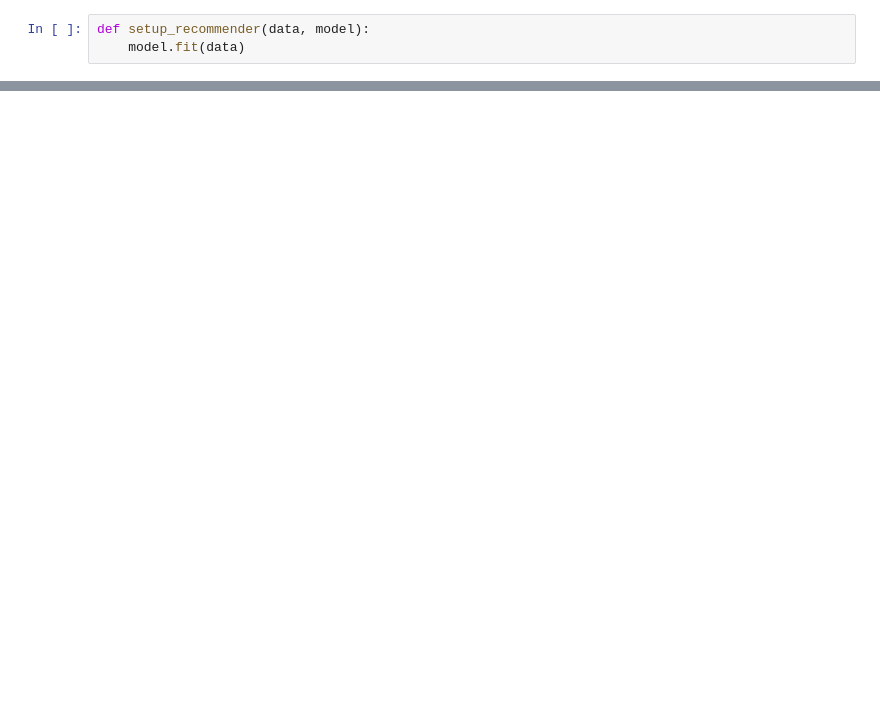
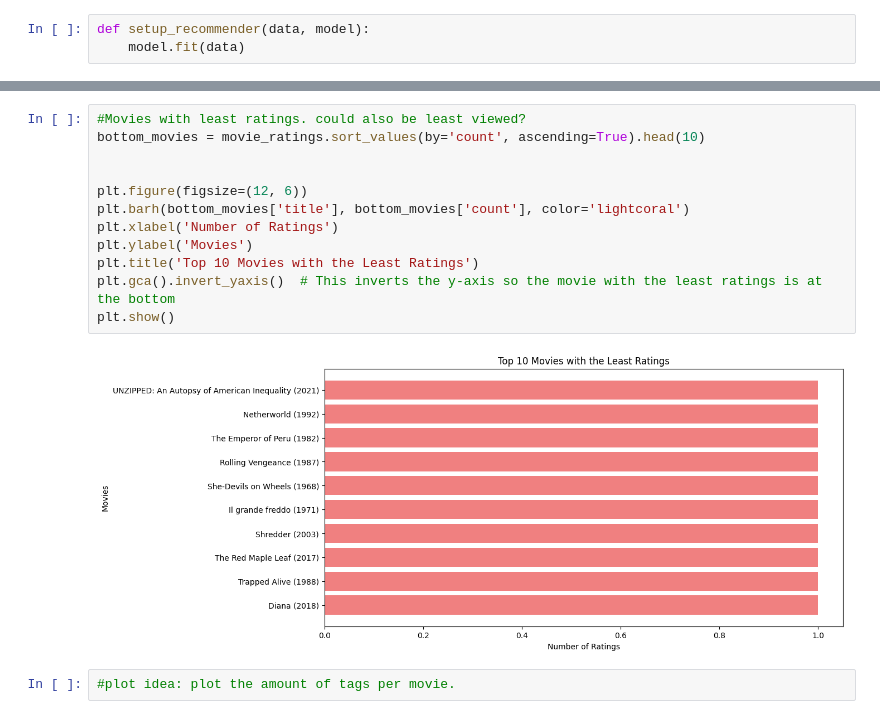
Before and after one commit to Buriiboo/Brian-Gomez-Santiestevez-OPA23GB, a Jupyter notebook: ML_pt2_Labb1/uppgift1.ipynb, the cells around one changed output, grey strips where cells are left out. Saved outputs shown, nothing was run; the diff lists cells and outputs as text; blank space fills up the shorter version.

```diff
--- a/ML_pt2_Labb1/uppgift1.ipynb
+++ b/ML_pt2_Labb1/uppgift1.ipynb
@@ -40,0 +62,16 @@ AttributeError: 'ellipsis' object has no attribute 'fit'
+# %%
+#Movies with least ratings. could also be least viewed?
+bottom_movies = movie_ratings.sort_values(by='count', ascending=True).head(10)
+
+
+plt.figure(figsize=(12, 6))
+plt.barh(bottom_movies['title'], bottom_movies['count'], color='lightcoral')
+plt.xlabel('Number of Ratings')
+plt.ylabel('Movies')
+plt.title('Top 10 Movies with the Least Ratings')
+plt.gca().invert_yaxis()  # This inverts the y-axis so the movie with the least ratings is at the bottom
+plt.show()
+# %% [output]
+[figure, added]
+# %%
+#plot idea: plot the amount of tags per movie.
```
Also changed, not shown: parts of 5 cells of this notebook.
